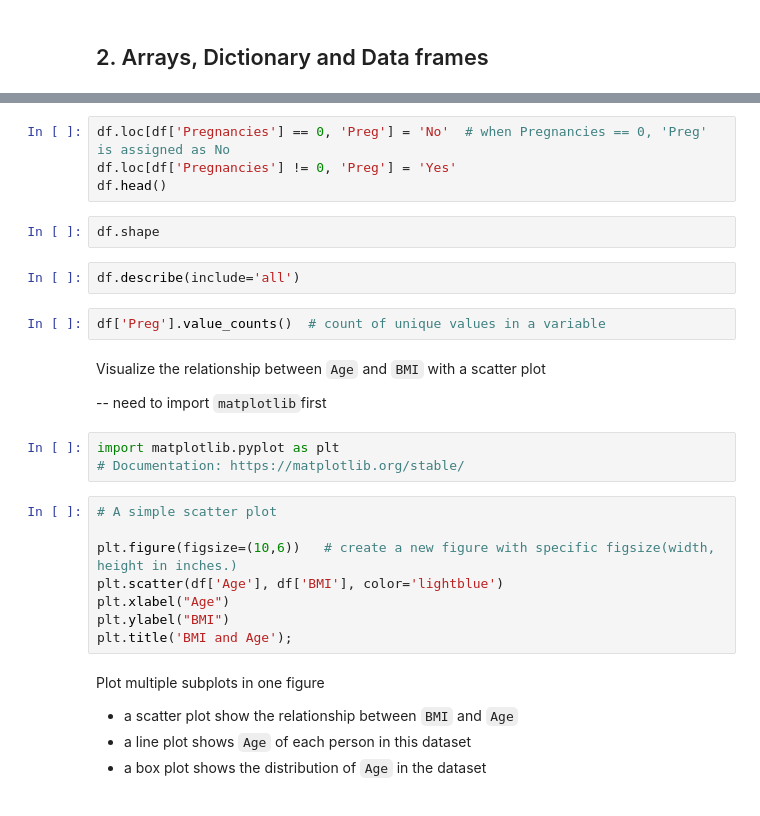
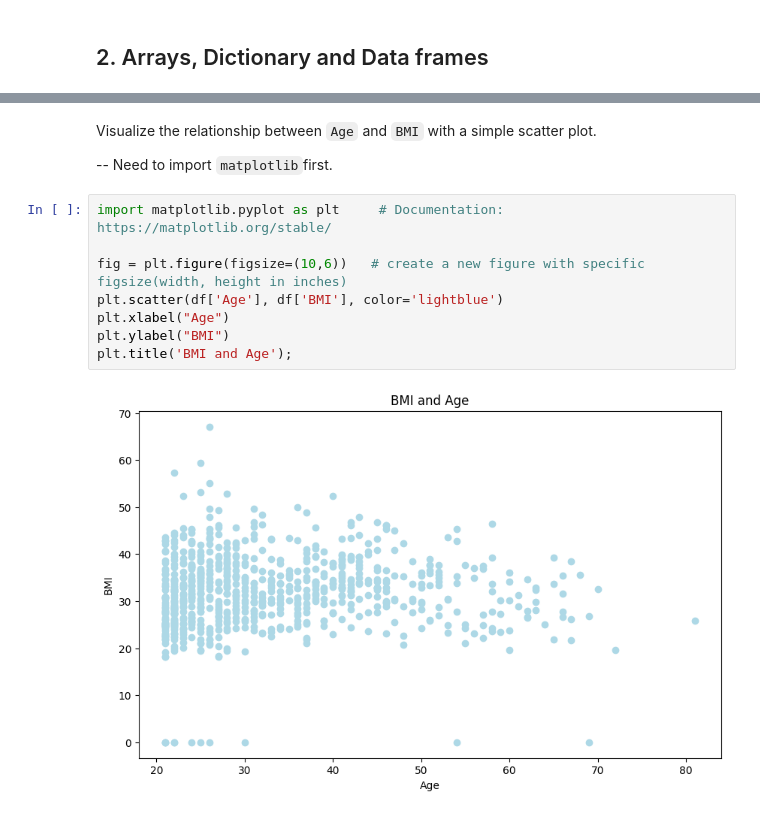
Before and after one commit to jingliu2022/Briding_python, a Jupyter notebook: exercise5.ipynb, the cells around one changed output, grey strips where cells are left out. Drawn from its saved outputs; the diff is of its cells as text.

```diff
--- a/exercise5.ipynb
+++ b/exercise5.ipynb
@@ -145,30 +206,14 @@ Add a new categorical variable named ``Preg``, indicating whether the person is
-# %%
-df.loc[df['Pregnancies'] == 0, 'Preg'] = 'No'  # when Pregnancies == 0, 'Preg' is assigned as No
-df.loc[df['Pregnancies'] != 0, 'Preg'] = 'Yes'
-df.head()
-# %%
-df.shape
-# %%
-df.describe(include='all')
-# %%
-df['Preg'].value_counts()  # count of unique values in a variable
 # %% [markdown]
-Visualize the relationship between ``Age`` and ``BMI`` with a scatter plot
+Visualize the relationship between ``Age`` and ``BMI`` with a simple scatter plot.
 
--- need to import ``matplotlib``first
+-- Need to import ``matplotlib``first.
-# %%
-import matplotlib.pyplot as plt
-# Documentation: https://matplotlib.org/stable/
 # %%
-# A simple scatter plot
+import matplotlib.pyplot as plt     # Documentation: https://matplotlib.org/stable/
 
-plt.figure(figsize=(10,6))   # create a new figure with specific figsize(width, height in inches.)
+fig = plt.figure(figsize=(10,6))   # create a new figure with specific figsize(width, height in inches)
 plt.scatter(df['Age'], df['BMI'], color='lightblue')
 plt.xlabel("Age")
 plt.ylabel("BMI")
 plt.title('BMI and Age');
+# %% [output]
+[figure, added]
-# %% [markdown]
-Plot multiple subplots in one figure
-- a scatter plot show the relationship between ``BMI`` and ``Age``
-- a line plot shows ``Age`` of each person in this dataset
-- a box plot shows the distribution of ``Age`` in the dataset
```
Also changed, not shown: parts of 43 cells of this notebook.
